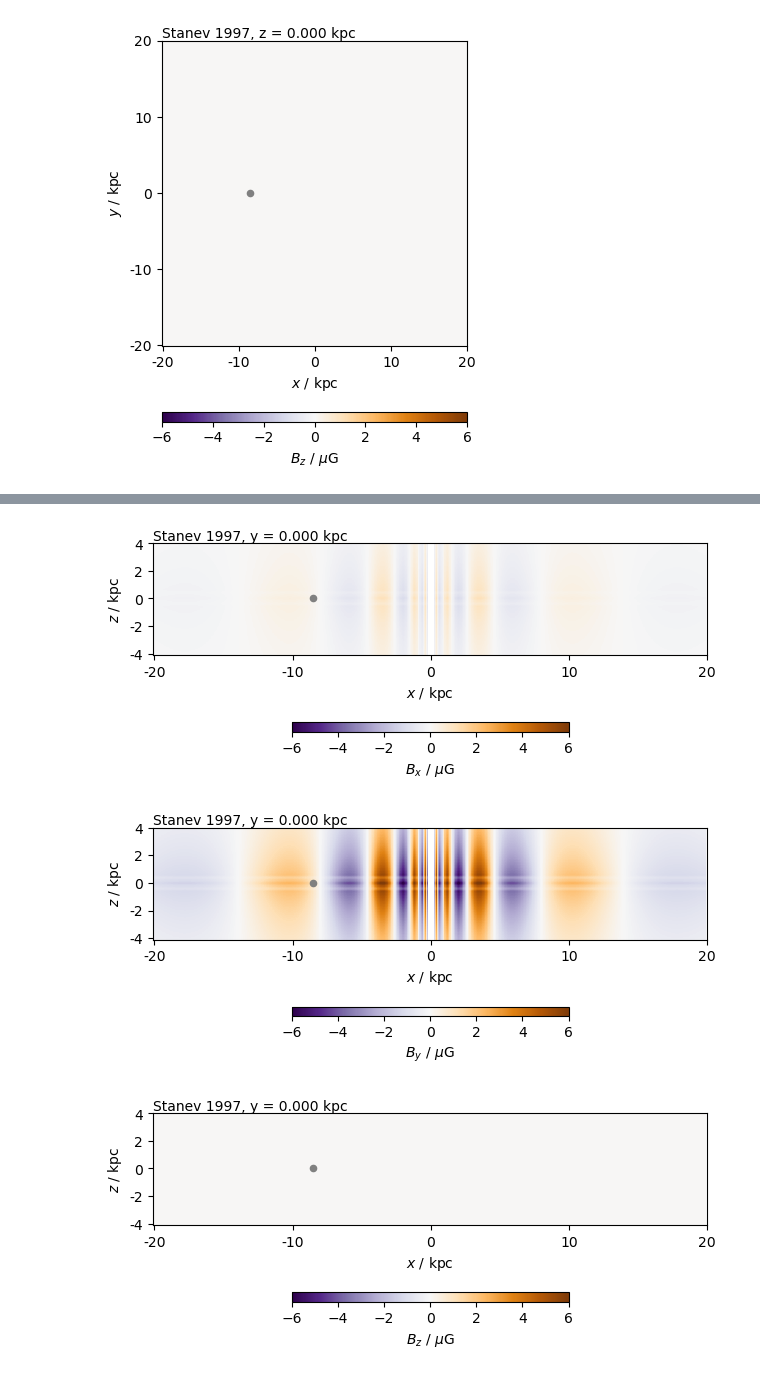
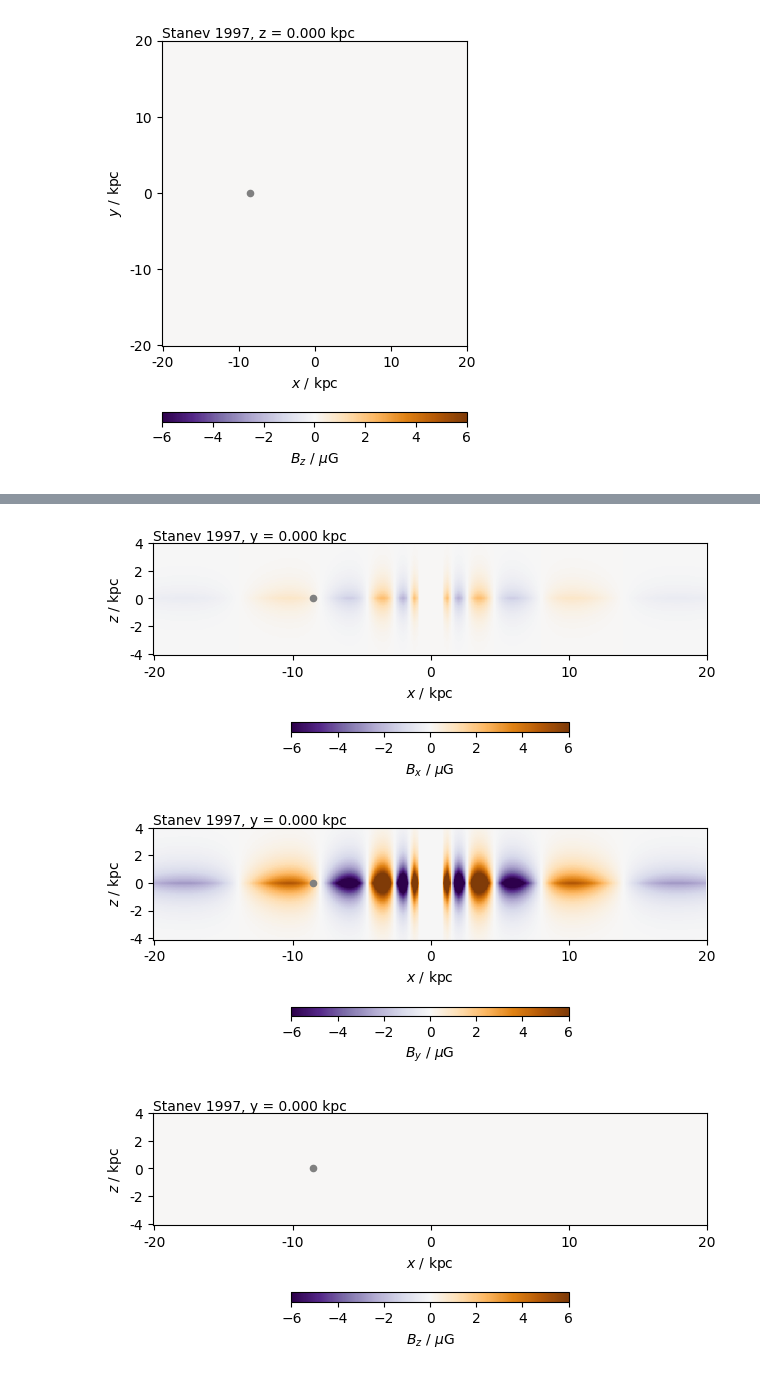
Before and after one commit to rafaelab/imagine-models, a Jupyter notebook: demos/python/model_examples/stanev_demo.ipynb, the cells around one changed output, grey strips where cells are left out. Saved outputs shown, nothing was run; the diff lists cells and outputs as text; code cells hidden in the pictures.

```diff
--- a/demos/python/model_examples/stanev_demo.ipynb
+++ b/demos/python/model_examples/stanev_demo.ipynb
@@ -38,9 +38,9 @@ plot_slice(model_on_grid, 3, 2, shape, refpoint, increment, vmin, vmax, quiver=T
 # %%
-plot_slice(model_on_grid, 0, 1, shape, refpoint, increment, vmin, vmax, field_name='Stanev 1997')
+plot_slice(model_on_grid, 1, shape, refpoint, increment, vmin, vmax, vec_dim=0, field_name='Stanev 1997')
 # %% [output]
-[figure, old version]
+[figure, new version]
 # %%
-plot_slice(model_on_grid, 1, 1, shape, refpoint, increment, vmin, vmax, field_name='Stanev 1997')
+plot_slice(model_on_grid, 1, shape, refpoint, increment, vmin, vmax, vec_dim=1, field_name='Stanev 1997')
 # %% [output]
-[figure, old version]
+[figure, new version]
 # %%
```
Also changed, not shown: parts of 6 cells of this notebook, 12 other files.
